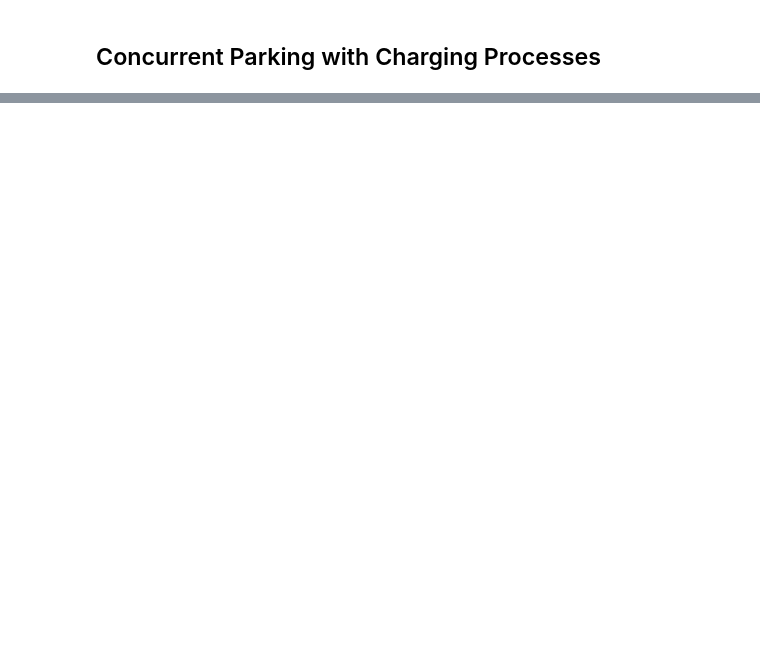
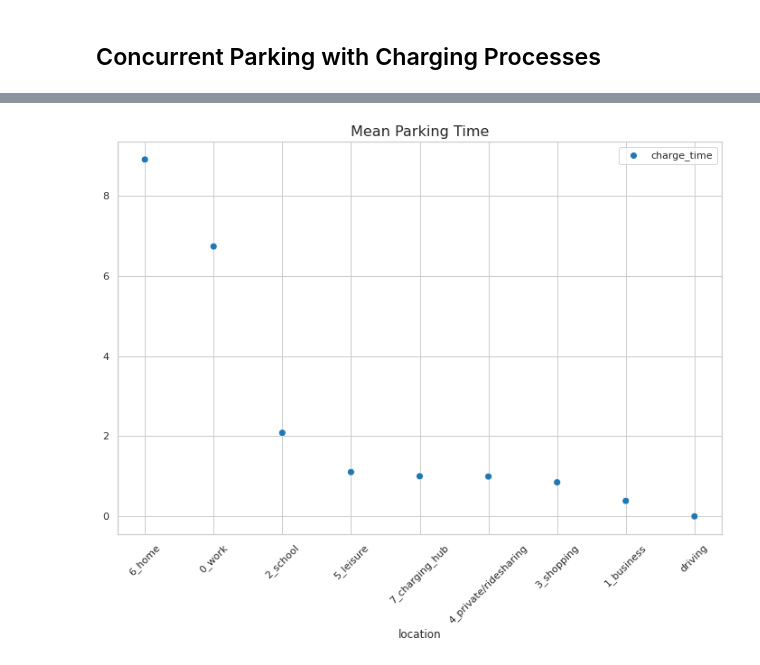
Before and after one commit to RLI-Workshops/simbev, a Jupyter notebook: jupy/2021-06-22_tub-workshop.ipynb, the cells around one changed output, grey strips where cells are left out. Cells and saved outputs as stored; diff of their text form; code cells hidden in the pictures; blank space fills up the shorter version.

```diff
--- a/jupy/2021-06-22_tub-workshop.ipynb
+++ b/jupy/2021-06-22_tub-workshop.ipynb
@@ -445,0 +451,24 @@ plt.show()
+# %%
+# initialize dataframe
+all_cars_df = car_df.iloc[:0].copy()
+
+# combine all data into one dataframe
+for key, car_df in cars_dict.items():
+    all_cars_df = all_cars_df.append(car_df, ignore_index=True)
+
+# calculate mean parking time and standard deviation per location
+mean_parking_time_df = all_cars_df[["location", "charge_time"]].groupby(by="location").mean()
+# %%
+# generate scatterplot
+fig, ax = plt.subplots(nrows=1, ncols=1, figsize=(12, 8))
+
+sns.scatterplot(
+    data=mean_parking_time_df.sort_values(by="charge_time", ascending=False),
+    s=60, ax=ax
+)
+ax.set_title("Mean Parking Time", fontsize=16)
+plt.xticks(rotation=45)
+
+plt.show()
+# %% [output]
+[figure, added]
```
Also changed, not shown: parts of 5 cells of this notebook.
